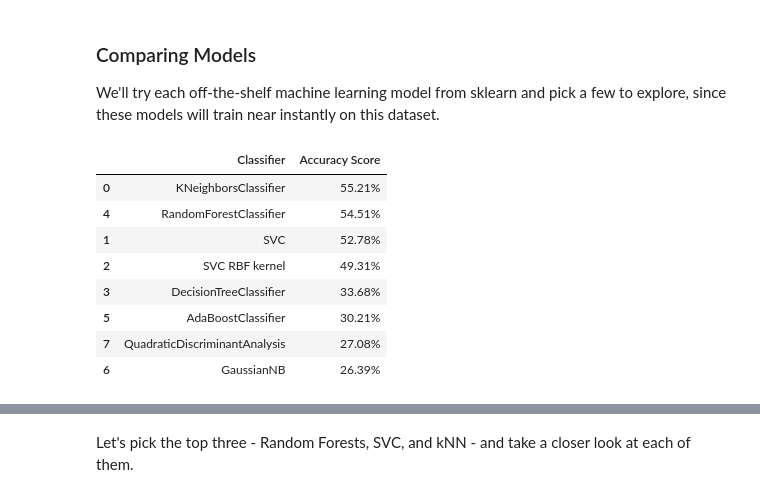
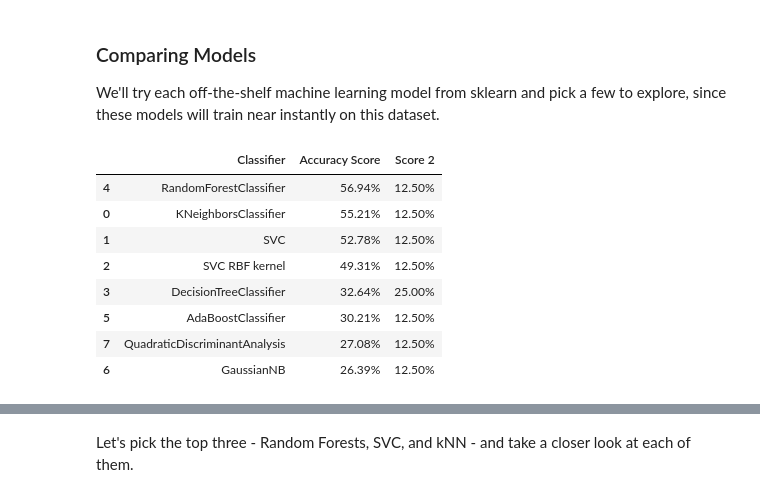
Before and after one commit to sama2015/Week3-ClassicML, a Jupyter notebook: Week_3_MachineLearning.ipynb, the cells around one changed output, grey strips where cells are left out. Saved outputs shown, nothing was run; the diff lists cells and outputs as text; code cells hidden in the pictures.

```diff
--- a/Week_3_MachineLearning.ipynb
+++ b/Week_3_MachineLearning.ipynb
@@ -431,38 +431,39 @@ We'll try each off-the-shelf machine learning model from sklearn and pick a few
 # %%
 from sklearn.neighbors import KNeighborsClassifier
 from sklearn.svm import SVC
 from sklearn.tree import DecisionTreeClassifier
 from sklearn.ensemble import RandomForestClassifier, AdaBoostClassifier
 from sklearn.naive_bayes import GaussianNB
 from sklearn.discriminant_analysis import QuadraticDiscriminantAnalysis
 
 classification_models = [
     KNeighborsClassifier(),#(3),
     SVC(kernel='linear'),#, C=0.025),
     SVC(kernel='rbf'),
     DecisionTreeClassifier(),#max_depth=5),
     RandomForestClassifier(),#max_depth=5, n_estimators=10, max_features=1),
     AdaBoostClassifier(),
     GaussianNB(),
     QuadraticDiscriminantAnalysis()]
 
 scores = []
 for model in classification_models:
     model.fit(X_train_scaled, y_train)
     score = model.score(X_test_scaled, y_test)
+    score2 = model.score(me_features,me_emotions)
     model_name = type(model).__name__
     if model_name=='SVC' and model.kernel=='rbf': model_name+=' RBF kernel'
-    scores.append((model_name,(f'{100*score:.2f}%')))
+    scores.append((model_name,(f'{100*score:.2f}%'), (f'{100*score2:.2f}%')))
 # Make it pretty
-scores_df = pd.DataFrame(scores,columns=['Classifier','Accuracy Score'])
+scores_df = pd.DataFrame(scores,columns=['Classifier','Accuracy Score', 'Score 2'])
 scores_df.sort_values(by='Accuracy Score',axis=0,ascending=False)
 # %% [output]
-|  | Classifier | Accuracy Score |
-| 0 | KNeighborsClassifier | 55.21% |
-| 4 | RandomForestClassifier | 54.51% |
-| 1 | SVC | 52.78% |
-| 2 | SVC RBF kernel | 49.31% |
-| 3 | DecisionTreeClassifier | 33.68% |
-| 5 | AdaBoostClassifier | 30.21% |
-| 7 | QuadraticDiscriminantAnalysis | 27.08% |
-| 6 | GaussianNB | 26.39% |
+|  | Classifier | Accuracy Score | Score 2 |
+| 4 | RandomForestClassifier | 56.94% | 12.50% |
+| 0 | KNeighborsClassifier | 55.21% | 12.50% |
+| 1 | SVC | 52.78% | 12.50% |
+| 2 | SVC RBF kernel | 49.31% | 12.50% |
+| 3 | DecisionTreeClassifier | 32.64% | 25.00% |
+| 5 | AdaBoostClassifier | 30.21% | 12.50% |
+| 7 | QuadraticDiscriminantAnalysis | 27.08% | 12.50% |
+| 6 | GaussianNB | 26.39% | 12.50% |
```
Also changed, not shown: parts of 5 cells of this notebook.
